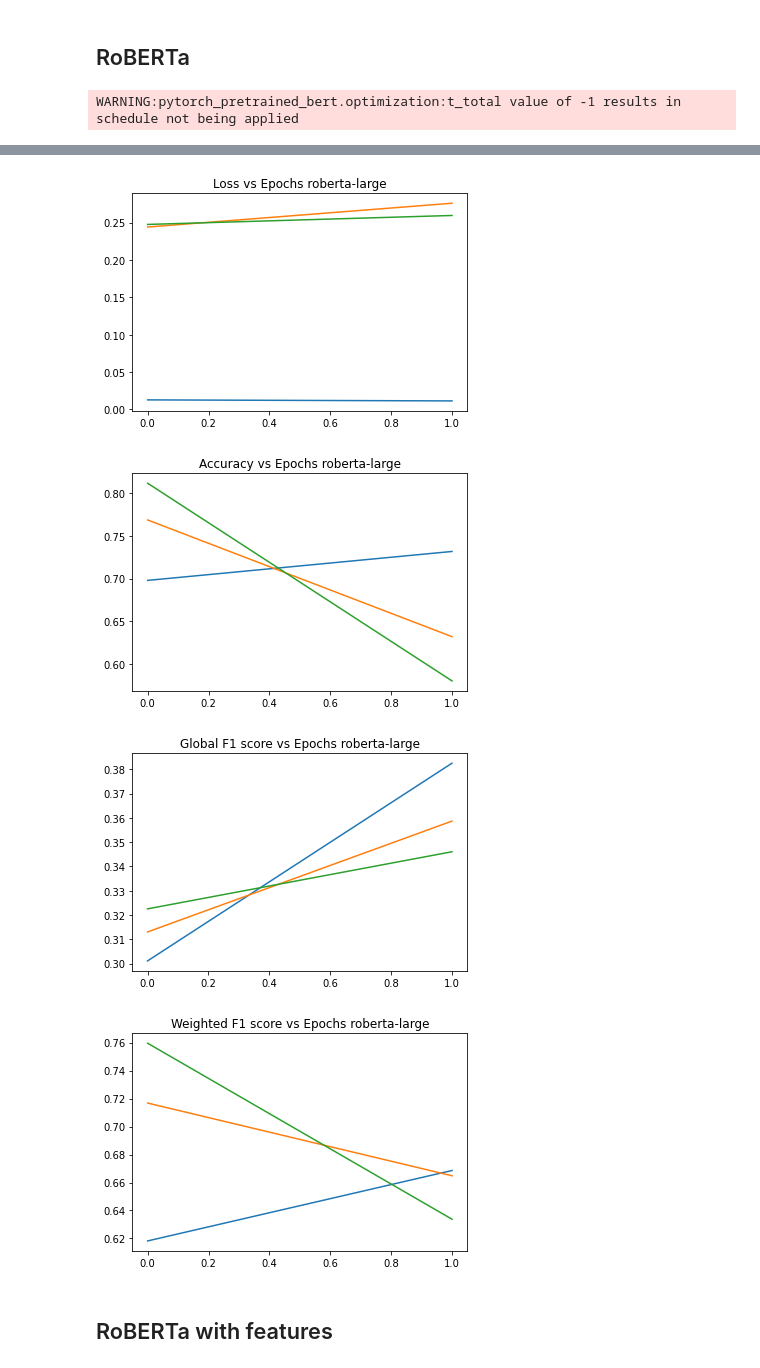
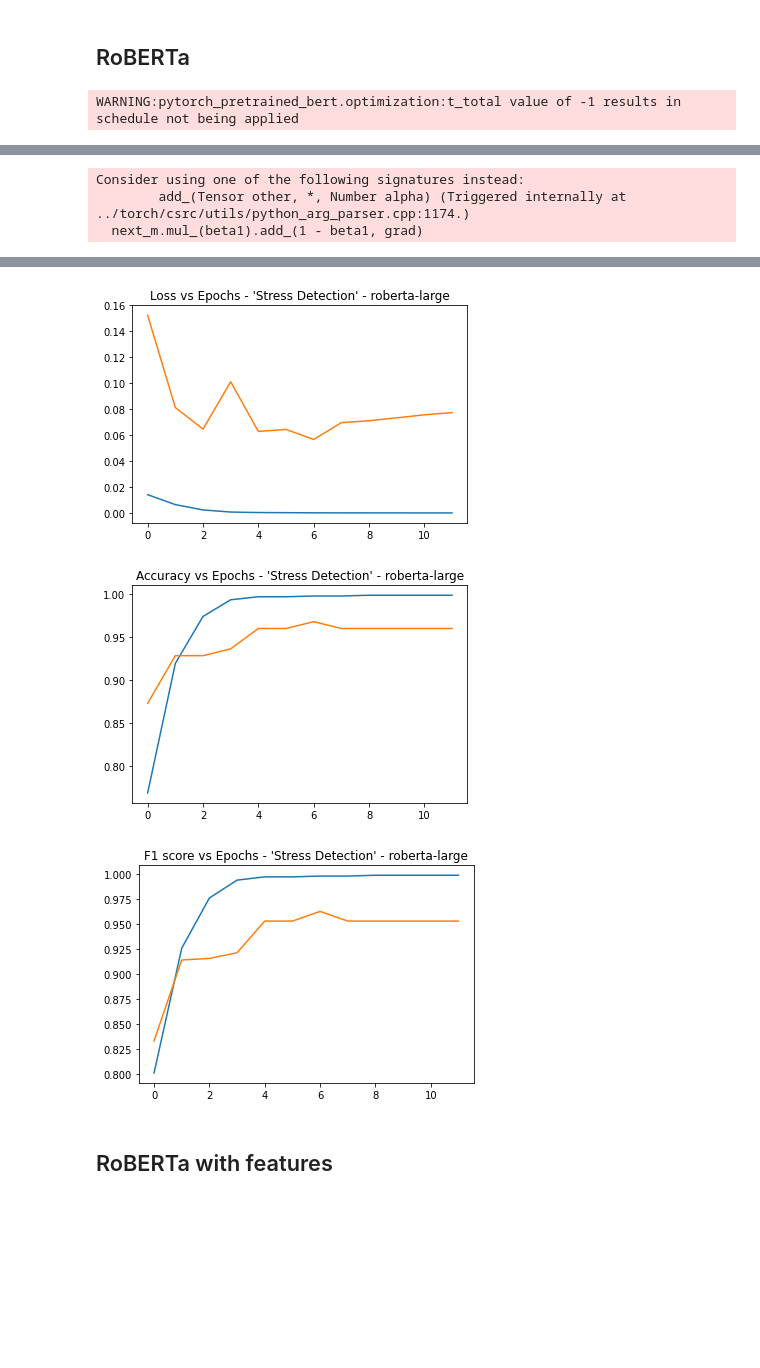
Before and after one commit to alonmoses/Advanced-ML-Final-Project, a Jupyter notebook: run_project_dreaddit.ipynb, the cells around one changed output, grey strips where cells are left out. Drawn from its saved outputs; the diff is of its cells as text; code cells hidden in the pictures; blank space fills up the shorter version.

```diff
--- a/run_project_dreaddit.ipynb
+++ b/run_project_dreaddit.ipynb
@@ -150,6 +99,6 @@ Test- accuracy: 0.4126984126984127, F1: 0.3274997082345714
 # %% [markdown]
 ## RoBERTa
 # %%
- model_main(model='roberta')
+ model_main(model='roberta', dataset='stress_detection')
 # %% [output]
 WARNING:pytorch_pretrained_bert.optimization:t_total value of -1 results in schedule not being applied
@@ -167,0 +107,3 @@ Test- accuracy: 0.5807334428024084, F1: 0.34603492639304845
+Consider using one of the following signatures instead:
+        add_(Tensor other, *, Number alpha) (Triggered internally at  ../torch/csrc/utils/python_arg_parser.cpp:1174.)
+  next_m.mul_(beta1).add_(1 - beta1, grad)
@@ -168,7 +127,6 @@ Test- accuracy: 0.5807334428024084, F1: 0.34603492639304845
-[figure, old version]
+[figure, new version]
-[figure, old version]
+[figure, new version]
-[figure, old version]
+[figure, new version]
-[figure, removed]
 # %% [markdown]
 ## RoBERTa with features
 # %%
```
Also changed, not shown: parts of 11 cells of this notebook, 33 other files.
